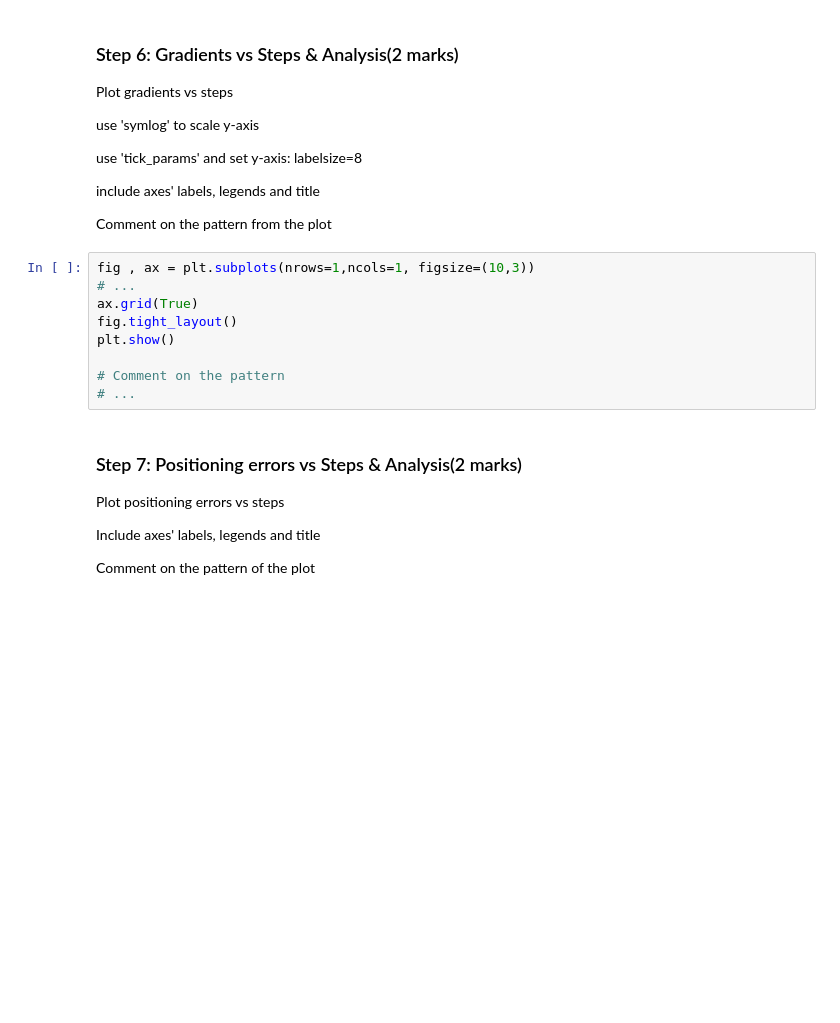
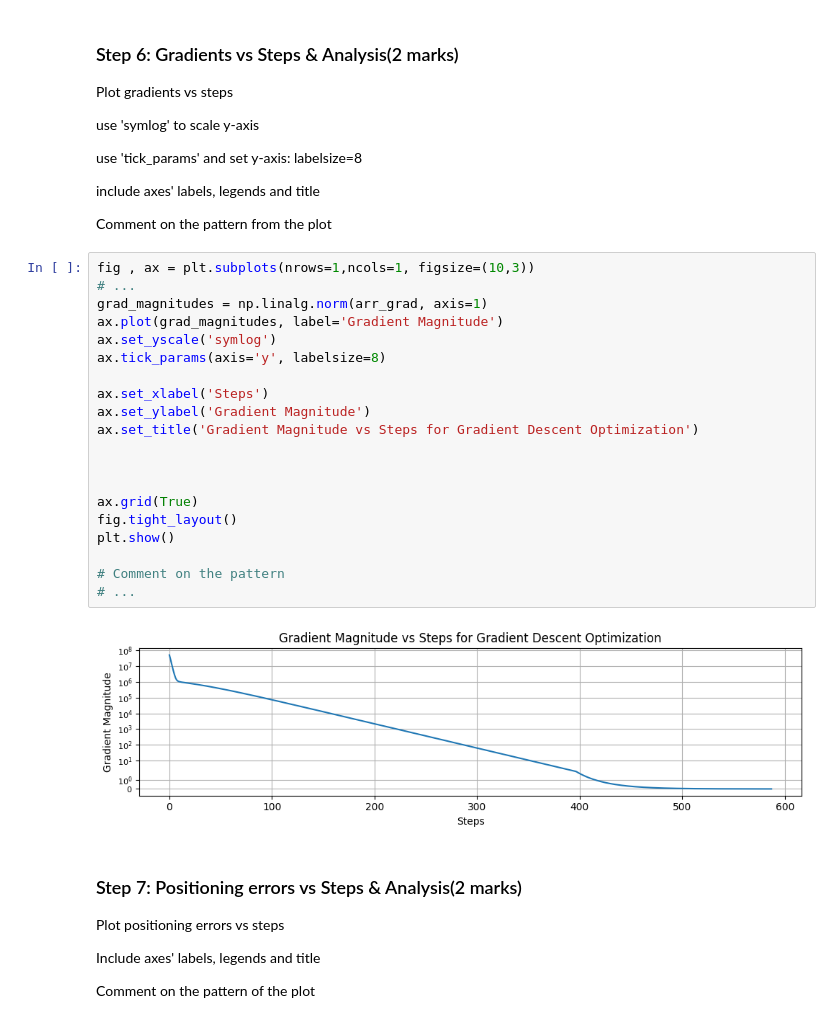
Before and after one commit to jasleenbadhesha/engg680_2024_fall, a Jupyter notebook: Lab_Assignment3/Assignment3.ipynb, the cells around one changed output. Saved outputs shown, nothing was run; the diff lists cells and outputs as text; blank space fills up the shorter version.

```diff
--- a/Lab_Assignment3/Assignment3.ipynb
+++ b/Lab_Assignment3/Assignment3.ipynb
@@ -223,12 +263,25 @@ Comment on the pattern from the plot
 # %%
 fig , ax = plt.subplots(nrows=1,ncols=1, figsize=(10,3))
 # ...
+grad_magnitudes = np.linalg.norm(arr_grad, axis=1)
+ax.plot(grad_magnitudes, label='Gradient Magnitude')
+ax.set_yscale('symlog')
+ax.tick_params(axis='y', labelsize=8)
+
+ax.set_xlabel('Steps')
+ax.set_ylabel('Gradient Magnitude')
+ax.set_title('Gradient Magnitude vs Steps for Gradient Descent Optimization')
+
+
+
 ax.grid(True)
 fig.tight_layout()
 plt.show()
 
 # Comment on the pattern
 # ...
+# %% [output]
+[figure, added]
 # %% [markdown]
 ### Step 7: Positioning errors vs Steps & Analysis(2 marks)
 Plot positioning errors vs steps
```
Also changed, not shown: parts of 15 cells of this notebook, 1 other file.
